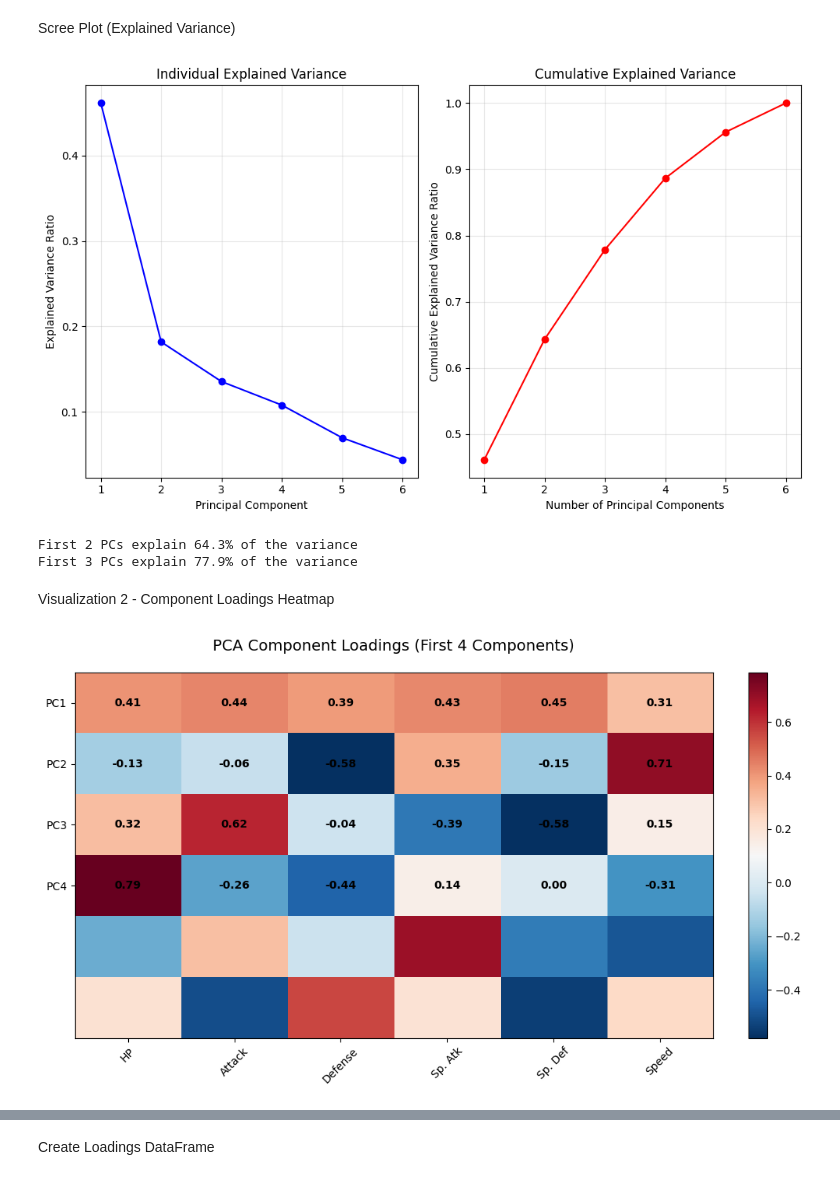
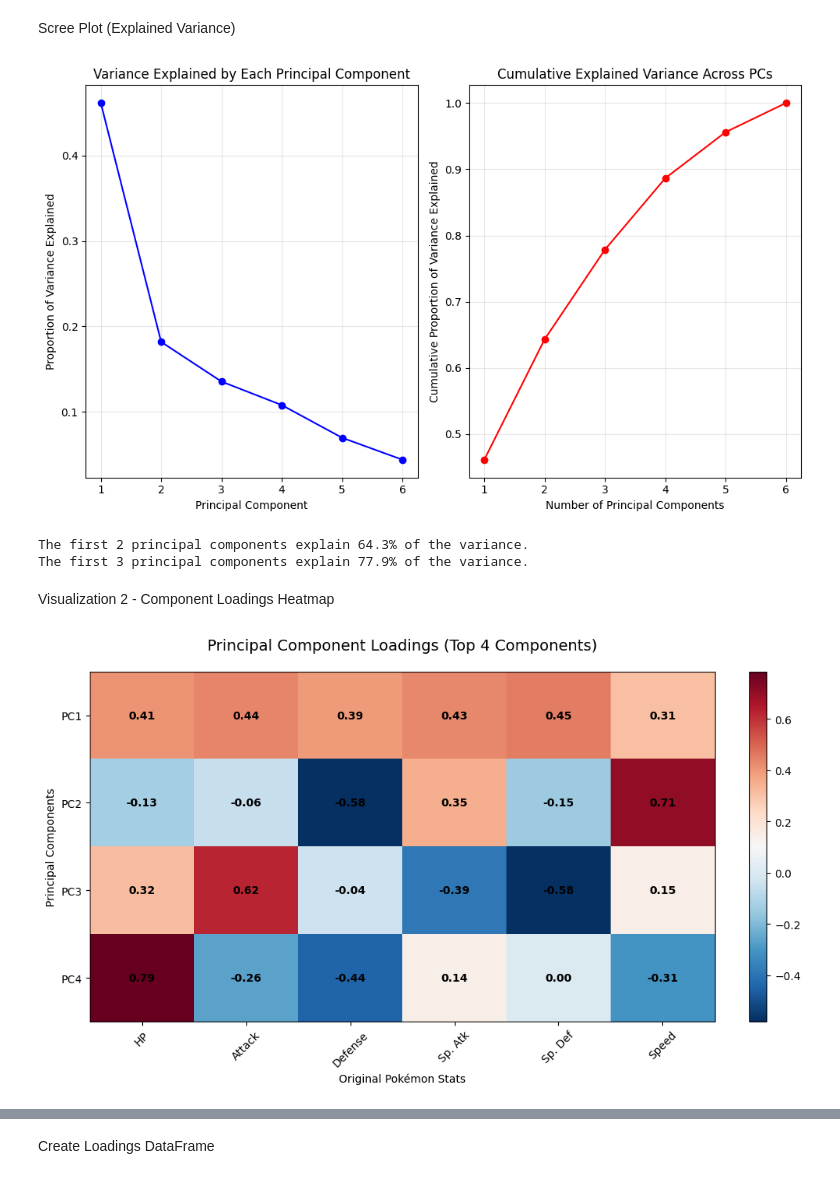
Before and after one commit to Teejardni/pokemon-data-analysis, a Jupyter notebook: PokemonPCA.ipynb, the cells around one changed output, grey strips where cells are left out. Drawn from its saved outputs; the diff is of its cells as text; code cells hidden in the pictures.

```diff
--- a/PokemonPCA.ipynb
+++ b/PokemonPCA.ipynb
@@ -88,60 +88,66 @@ Transformed data shape: (1173, 6)
 # %% [markdown]
 Scree Plot (Explained Variance)
 # %%
-# Plot cumulative explained variance
+# Plot explained variance
 plt.figure(figsize=(10, 6))
+
+# Individual explained variance
 plt.subplot(1, 2, 1)
 plt.plot(np.arange(1, len(explained)+1), explained, marker='o', color='blue')
 plt.xticks(np.arange(1, 7))
 plt.xlabel('Principal Component')
-plt.ylabel('Explained Variance Ratio')
-plt.title('Individual Explained Variance')
+plt.ylabel('Proportion of Variance Explained')
+plt.title('Variance Explained by Each Principal Component')
 plt.grid(alpha=0.3)
 
+# Cumulative explained variance
 plt.subplot(1, 2, 2)
 plt.plot(np.arange(1, len(explained)+1), explained.cumsum(), marker='o', color='red')
 plt.xticks(np.arange(1, 7))
 plt.xlabel('Number of Principal Components')
-plt.ylabel('Cumulative Explained Variance Ratio')
-plt.title('Cumulative Explained Variance')
+plt.ylabel('Cumulative Proportion of Variance Explained')
+plt.title('Cumulative Explained Variance Across PCs')
 plt.grid(alpha=0.3)
 
 plt.tight_layout()
 plt.show()
 
-print(f"First 2 PCs explain {explained[:2].sum():.1%} of the variance")
-print(f"First 3 PCs explain {explained[:3].sum():.1%} of the variance")
+print(f"The first 2 principal components explain {explained[:2].sum():.1%} of the variance.")
+print(f"The first 3 principal components explain {explained[:3].sum():.1%} of the variance.")
 # %% [output]
-[figure, old version]
+[figure, new version]
-First 2 PCs explain 64.3% of the variance
-First 3 PCs explain 77.9% of the variance
+The first 2 principal components explain 64.3% of the variance.
+The first 3 principal components explain 77.9% of the variance.
 # %% [markdown]
 Visualization 2 - Component Loadings Heatmap
 # %%
 # Create loadings heatmap
 components = pca.components_
 feature_names = ["HP", "Attack", "Defense", "Sp. Atk", "Sp. Def", "Speed"]
 
 fig, ax = plt.subplots(figsize=(10, 6))
 im = ax.imshow(components[:4], aspect='auto', cmap='RdBu_r')  # Show first 4 components
 
 # Set ticks and labels
 ax.set_yticks(np.arange(4))
 ax.set_yticklabels([f"PC{i+1}" for i in range(4)])
 ax.set_xticks(np.arange(6))
 ax.set_xticklabels(feature_names, rotation=45)
 
 # Add colorbar
 plt.colorbar(im, ax=ax, orientation='vertical', fraction=0.05)
 
 # Add text annotations
 for i in range(4):
     for j in range(6):
         text = ax.text(j, i, f'{components[i, j]:.2f}',
                       ha="center", va="center", color="black", fontweight='bold')
 
-ax.set_title("PCA Component Loadings (First 4 Components)", fontsize=14, pad=20)
+ax.set_title("Principal Component Loadings (Top 4 Components)", fontsize=14, pad=20)
+ax.set_xlabel("Original Pokémon Stats")
+ax.set_ylabel("Principal Components")
+
 plt.tight_layout()
 plt.show()
 # %% [output]
-[figure, old version]
+[figure, new version]
```
Also changed, not shown: parts of 3 cells of this notebook.
